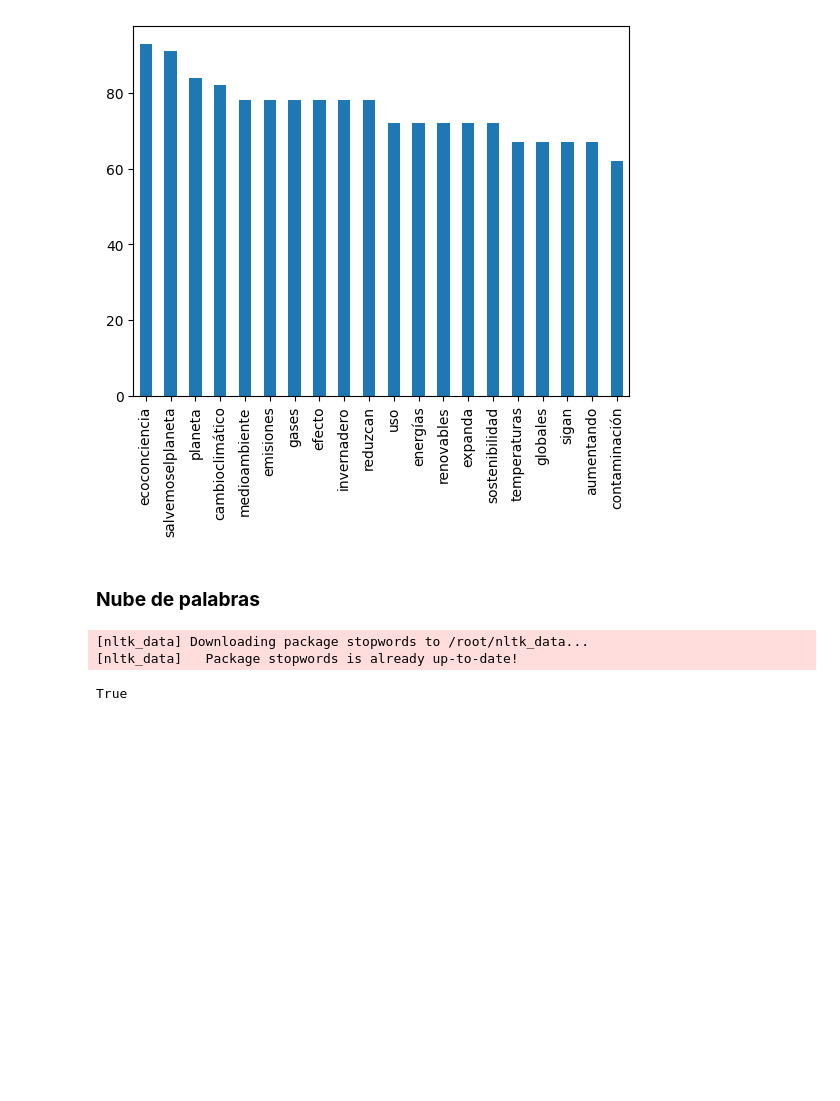
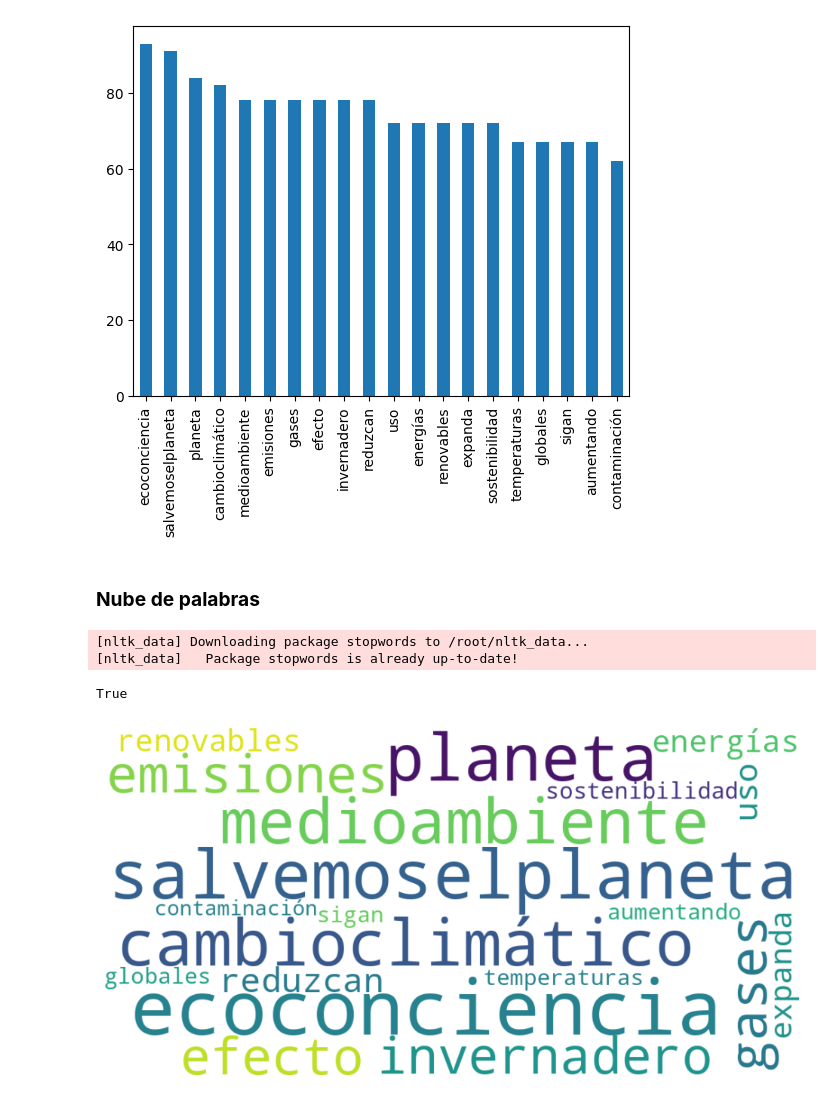
Before and after one commit to LailaBulh/Procesamiento_Lenguaje_Natural, a Jupyter notebook: Preprocesamiento_normalizacion_texto_LB.ipynb, the cells around one changed output. Saved outputs shown, nothing was run; the diff lists cells and outputs as text; code cells hidden in the pictures; blank space fills up the shorter version.

```diff
--- a/Preprocesamiento_normalizacion_texto_LB.ipynb
+++ b/Preprocesamiento_normalizacion_texto_LB.ipynb
@@ -137,11 +138,6 @@ data = pd.Series(data)
 ax = data.plot.bar()
 # %% [output]
 [figure]
-# %%
-counts = Counter({'Action': 303, 'Adventure': 259, 'Sci-Fi': 120, 'Mystery': 106, 'Horror': 119, 'Thriller': 195, 'Animation': 49, 'Comedy': 279, 'Family': 51, 'Fantasy': 101, 'Drama': 513, 'Music': 16, 'Biography': 81, 'Romance': 141, 'History': 29, 'Crime': 150, 'Western': 7, 'War': 13, 'Musical': 5, 'Sport': 18})
-data = pd.Series(counts)
-ax = data.plot.bar()
-ax.set(xlabel='Genre', ylabel='Count', title='Good luck on your BS')
 # %% [markdown]
 ### **Nube de palabras**
 # %%
@@ -152,4 +148,15 @@ nltk.download('stopwords')
 True
 # %%
 from wordcloud import WordCloud
+# %%
+### Nube de palabras top 20
+
+plt.figure(figsize= (12,6))
+
+wourdcloud_raw = WordCloud(width= 1000, height= 500, background_color= 'white', collocations= False).generate_from_frequencies(data)
+plt.imshow(wourdcloud_raw, interpolation= 'bilinear')
+plt.axis('off')
+plt.show()
+# %% [output]
+[figure, added]
 # %%
```
Also changed, not shown: parts of 3 cells of this notebook.
